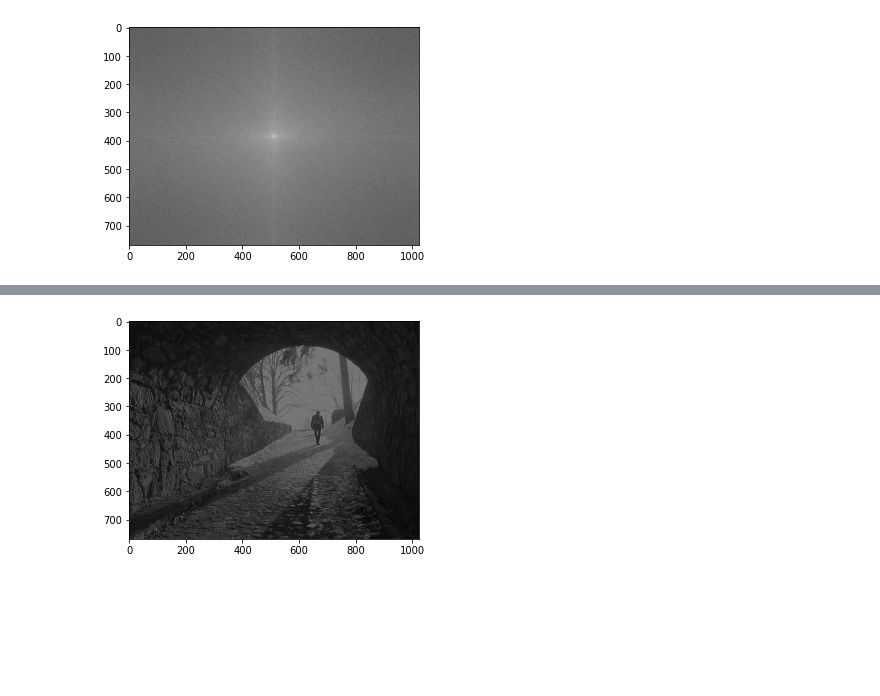
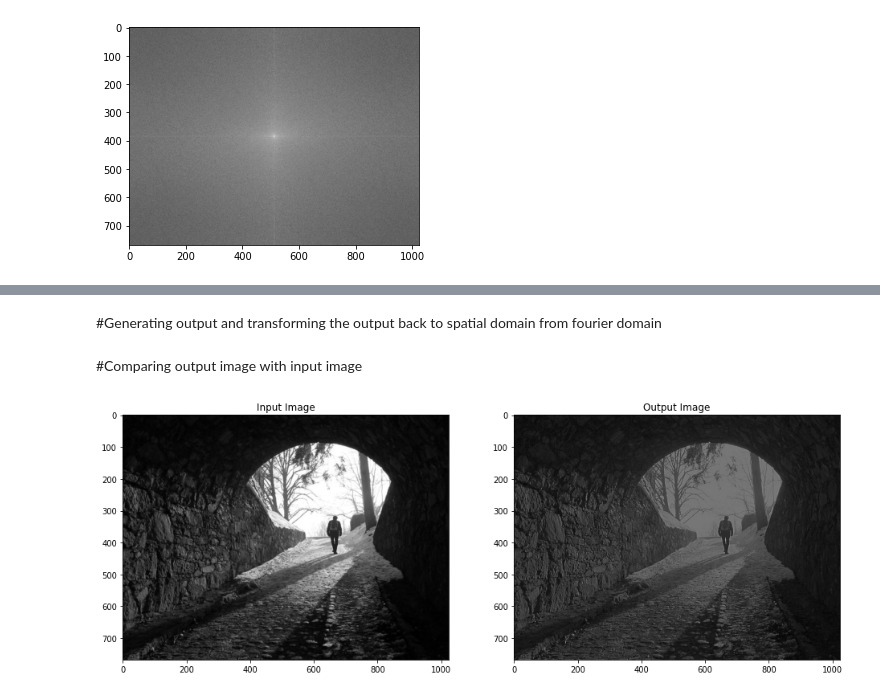
Before and after one commit to AlviNabil/Image_Processing, a Jupyter notebook: lab4/homomorphic_filtering2.ipynb, the cells around one changed output, grey strips where cells are left out. Cells and saved outputs as stored; diff of their text form; code cells hidden in the pictures; blank space fills up the shorter version.

```diff
--- a/lab4/homomorphic_filtering2.ipynb
+++ b/lab4/homomorphic_filtering2.ipynb
@@ -58,3 +64,5 @@ filter = _homomorphic_kernel(img.shape[0], img.shape[1], d0=50, c=0.1,gh=1.2, gl
+# %% [markdown]
+#Generating output and transforming the output back to spatial domain from fourier domain
 # %%
 mag = np.abs(img)
 ang = np.angle(img)
@@ -63,8 +71,14 @@ combined = np.multiply(new_mag, np.exp(1j*ang))
 output = np.real(np.fft.ifft2(np.fft.ifftshift(combined)))
 output = np.exp(output)-1
 output = _scale(output)
-# %%
-plt.imshow(output, "gray")
-plt.show()
-# %% [output]
-[figure, removed]
+# %% [markdown]
+#Comparing output image with input image
+# %%
+figure, axis = plt.subplots(1,2, figsize=(16,7))
+axis[0].set_title("Input Image")
+axis[0].imshow(inp_img, "gray")
+axis[1].set_title("Output Image")
+axis[1].imshow(output, "gray")
+plt.show()
+# %% [output]
+[figure, added]
```
Also changed, not shown: parts of 6 cells of this notebook, 3 other files.
